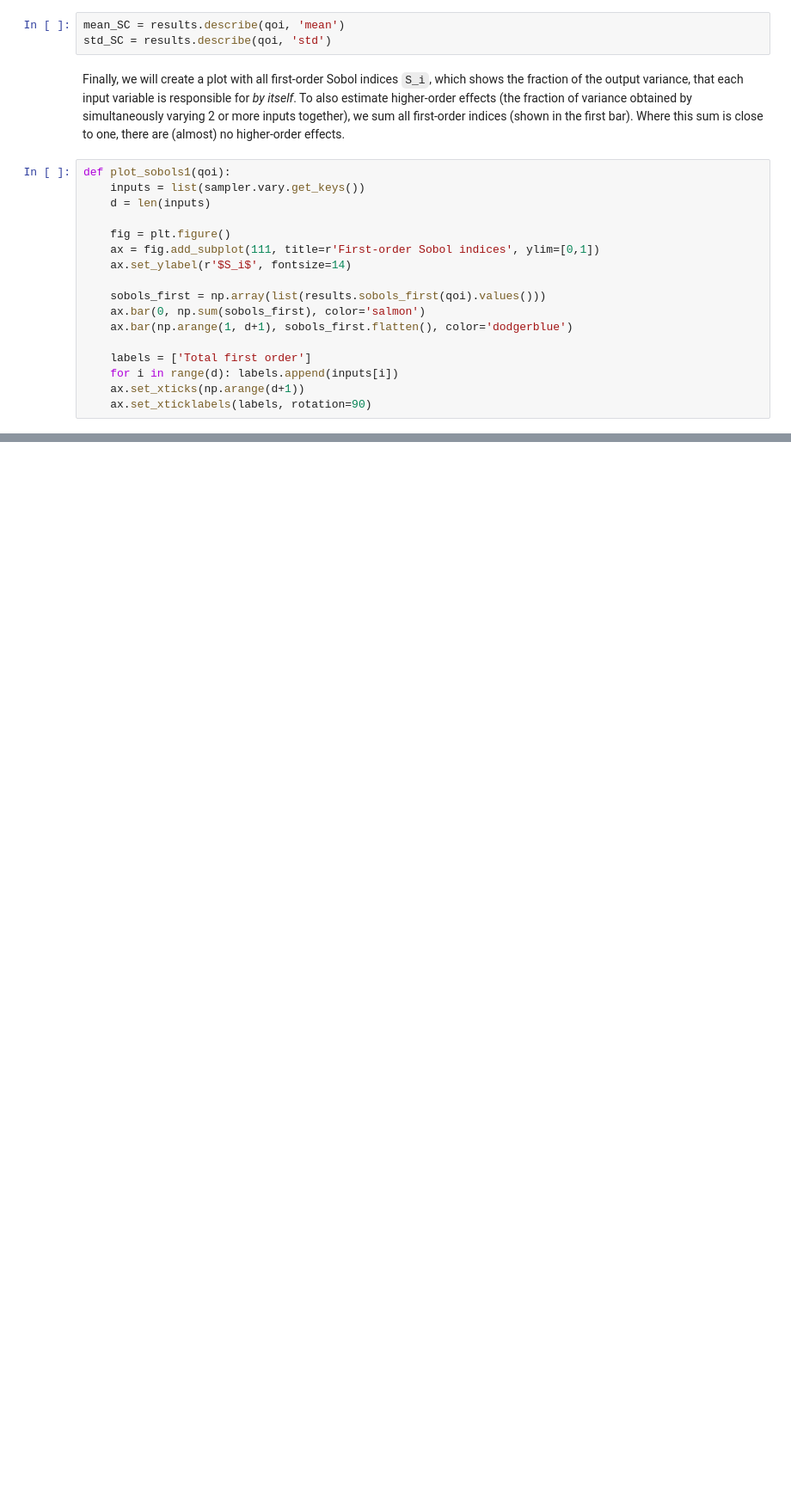
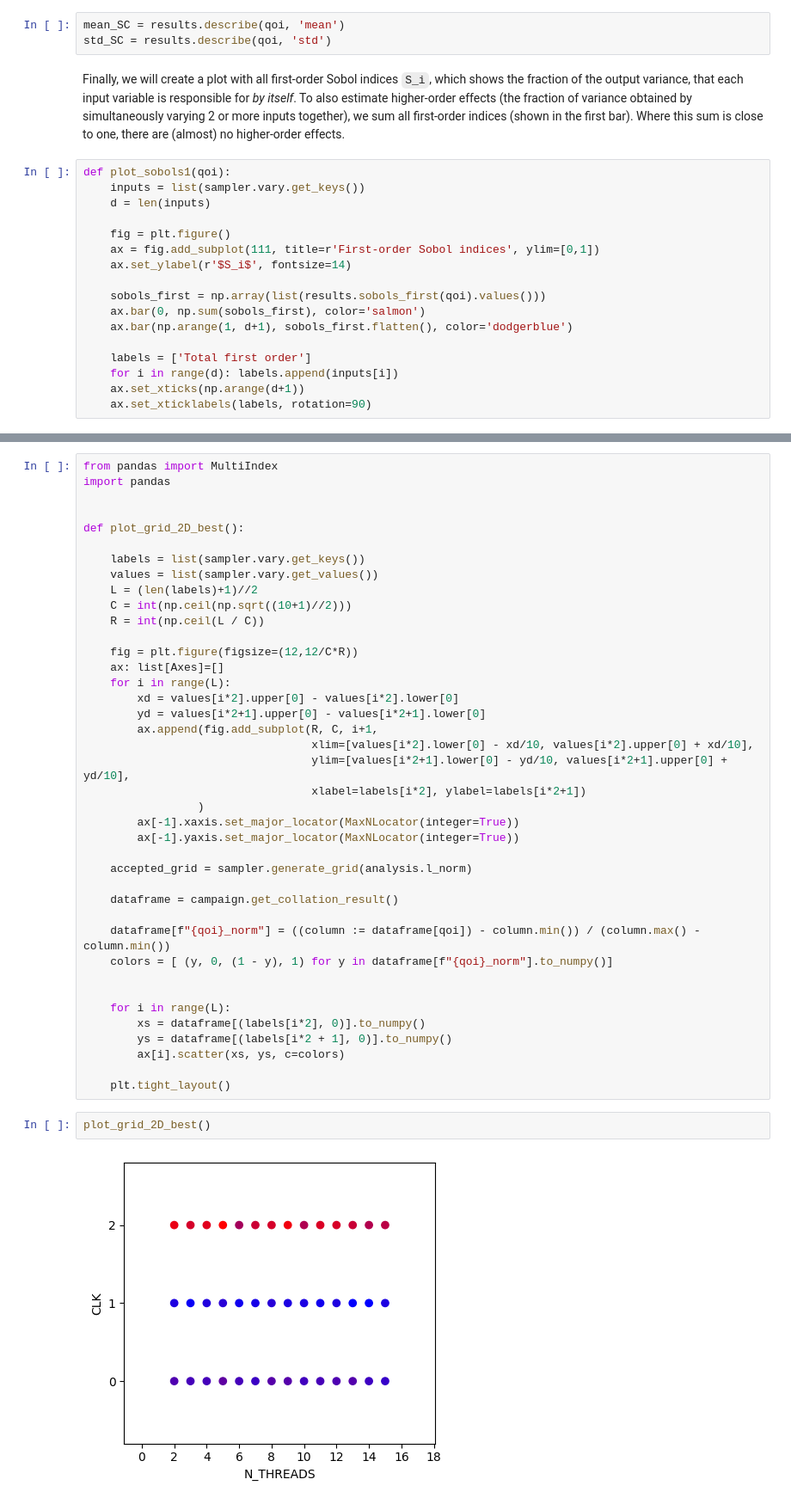
Before and after one commit to Jubarte27/energyuq, a Jupyter notebook: energy_analysis.ipynb, the cells around one changed output, grey strips where cells are left out. Shown at 86% size. Cells and saved outputs as stored; diff of their text form; blank space fills up the shorter version.

```diff
--- a/energy_analysis.ipynb
+++ b/energy_analysis.ipynb
@@ -158,0 +156,44 @@ for qoi in qoi_cols:
+# %%
+from pandas import MultiIndex
+import pandas
+
+
+def plot_grid_2D_best():
+
+    labels = list(sampler.vary.get_keys())
+    values = list(sampler.vary.get_values())
+    L = (len(labels)+1)//2
+    C = int(np.ceil(np.sqrt((10+1)//2)))
+    R = int(np.ceil(L / C))
+
+    fig = plt.figure(figsize=(12,12/C*R))
+    ax: list[Axes]=[]
+    for i in range(L):
+        xd = values[i*2].upper[0] - values[i*2].lower[0]
+        yd = values[i*2+1].upper[0] - values[i*2+1].lower[0]
+        ax.append(fig.add_subplot(R, C, i+1,
+                                  xlim=[values[i*2].lower[0] - xd/10, values[i*2].upper[0] + xd/10],
+                                  ylim=[values[i*2+1].lower[0] - yd/10, values[i*2+1].upper[0] + yd/10],
+                                  xlabel=labels[i*2], ylabel=labels[i*2+1])
+                 )
+        ax[-1].xaxis.set_major_locator(MaxNLocator(integer=True))
+        ax[-1].yaxis.set_major_locator(MaxNLocator(integer=True))
+
+    accepted_grid = sampler.generate_grid(analysis.l_norm)
+
+    dataframe = campaign.get_collation_result()
+
+    dataframe[f"{qoi}_norm"] = ((column := dataframe[qoi]) - column.min()) / (column.max() - column.min())
+    colors = [ (y, 0, (1 - y), 1) for y in dataframe[f"{qoi}_norm"].to_numpy()]
+
+
+    for i in range(L):
+        xs = dataframe[(labels[i*2], 0)].to_numpy()
+        ys = dataframe[(labels[i*2 + 1], 0)].to_numpy()
+        ax[i].scatter(xs, ys, c=colors)
+
+    plt.tight_layout()
+# %%
+plot_grid_2D_best()
+# %% [output]
+[figure, added]
```
Also changed, not shown: parts of 20 cells of this notebook.
